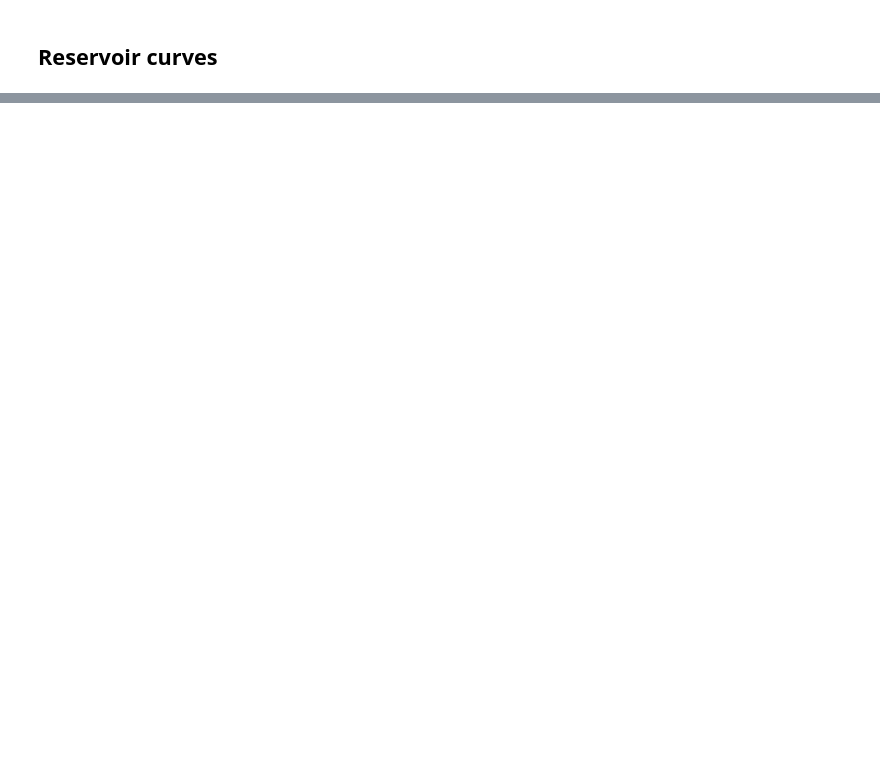
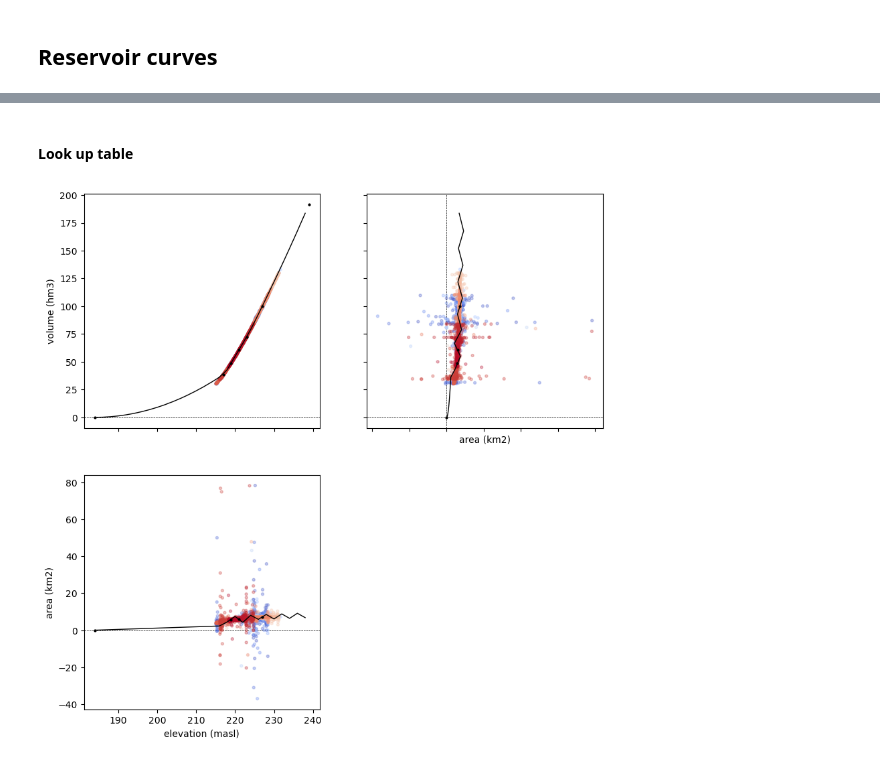
Before and after one commit to casadoj/lisflood-reservoirs, a Jupyter notebook: notebook/GlobalWaterWatch/reservoir_curves.ipynb, the cells around one changed output, grey strips where cells are left out. Cells and saved outputs as stored; diff of their text form; code cells hidden in the pictures; blank space fills up the shorter version.

```diff
--- a/notebook/GlobalWaterWatch/reservoir_curves.ipynb
+++ b/notebook/GlobalWaterWatch/reservoir_curves.ipynb
@@ -181,0 +168,33 @@ for j, var_x in enumerate(['elevation', 'area']):
+# %% [markdown]
+#### Look up table
+# %%
+step = 2
+# %%
+# DataFrame of reservoir curves every `step` meters
+z_max = max(elev_masl, int(obs.elevation.max()))
+z_values = elevation_sequence(z_min, z_max, method='linear', step=step)
+reservoir_curve = pd.DataFrame({
+    'elevation': z_values,
+    'volume': zv_curve(z_values) * 1e6
+    }
+)
+reservoir_curve['area'] = estimate_area_curve(reservoir_curve, elevation_col='elevation', storage_col='volume')
+# convert units to km2 and hm3
+reservoir_curve[['area', 'volume']] *= 1e-6
+# %%
+fig, axes = plot_reservoir_curves(reservoir_curve, obs=obs)
+for j, var_x in enumerate(['elevation', 'area']):
+    for i, var_y in enumerate(['storage', 'area']):
+        ax = axes[i,j]
+        if i == 1 & j == 1:
+            continue
+        ax.scatter(
+            train_data[var_x],
+            train_data[var_y],
+            c='k',
+            s=4,
+            zorder=5,
+            label='binned data'
+        )
+# %% [output]
+[figure, added]
```
Also changed, not shown: parts of 17 cells of this notebook.
